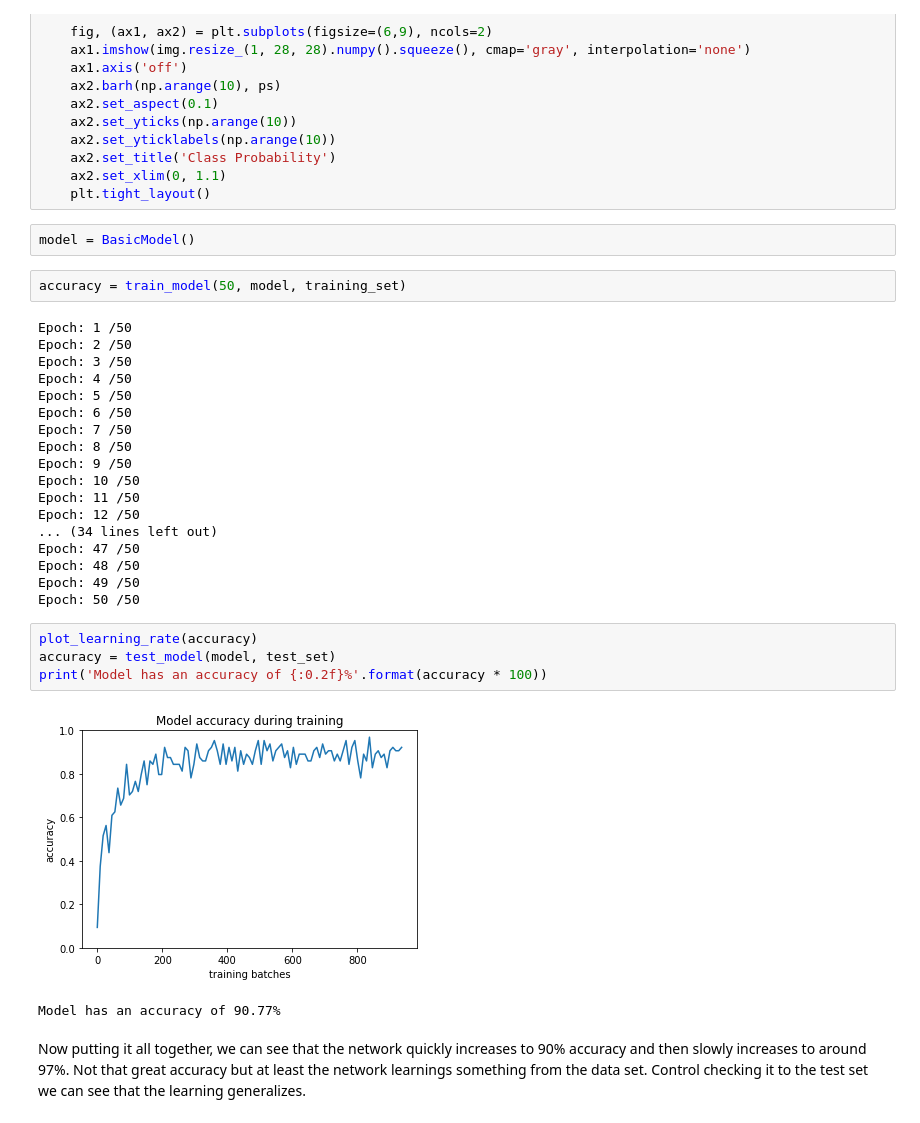
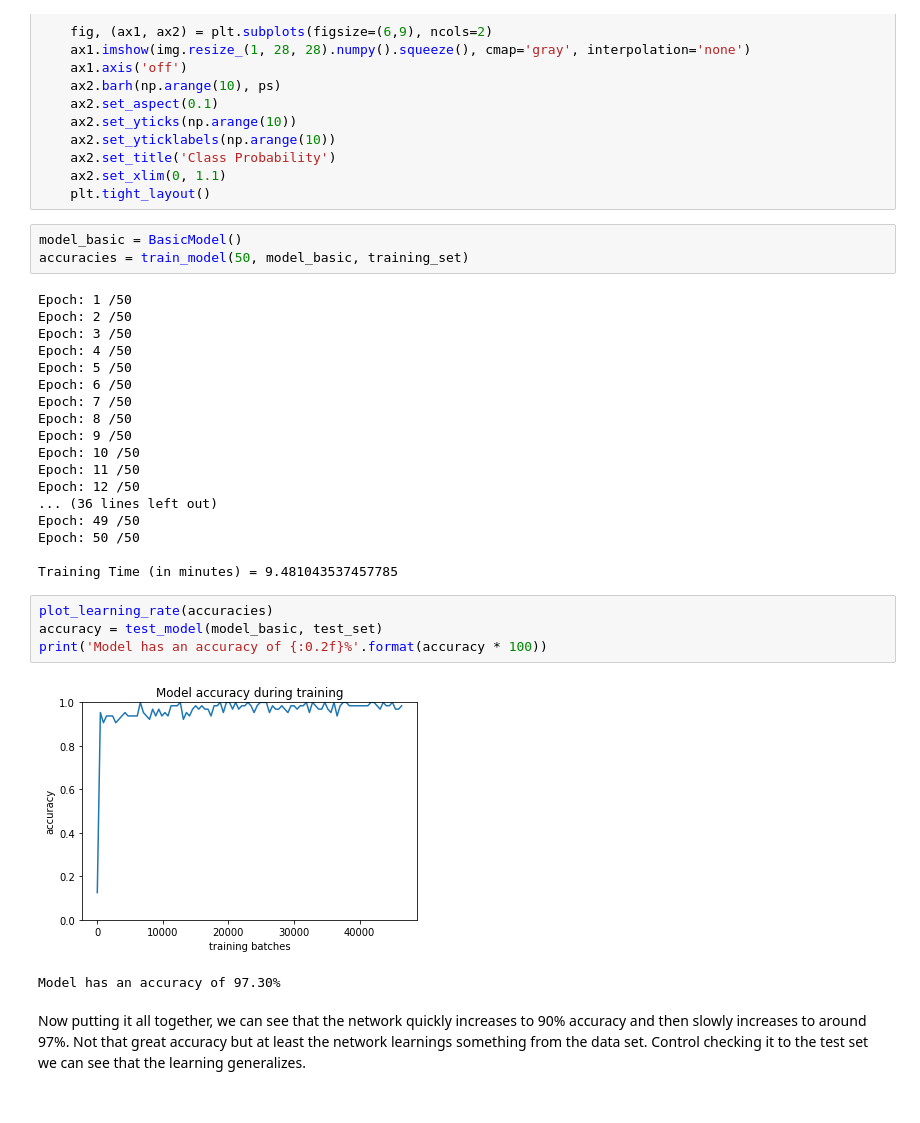
Before and after one commit to agroshar/DIT411-Introduction-to-AI, a Jupyter notebook: Neural Network.ipynb, the cells around one changed output. Saved outputs shown, nothing was run; the diff lists cells and outputs as text.

```diff
--- a/Neural Network.ipynb
+++ b/Neural Network.ipynb
@@ -191,10 +195,9 @@ def plot_image_classification(img, ps):
     ax2.set_title('Class Probability')
     ax2.set_xlim(0, 1.1)
     plt.tight_layout()
-# %%
-model = BasicModel()
 # %%
-accuracy = train_model(50, model, training_set)
+model_basic = BasicModel()
+accuracies = train_model(50, model_basic, training_set)
 # %% [output]
 Epoch: 1 /50
 Epoch: 2 /50
@@ -208,18 +211,18 @@ Epoch: 9 /50
 Epoch: 10 /50
 Epoch: 11 /50
 Epoch: 12 /50
-... (34 lines left out)
-Epoch: 47 /50
-Epoch: 48 /50
+... (36 lines left out)
 Epoch: 49 /50
 Epoch: 50 /50
+
+Training Time (in minutes) = 9.481043537457785
 # %%
-plot_learning_rate(accuracy)
-accuracy = test_model(model, test_set)
+plot_learning_rate(accuracies)
+accuracy = test_model(model_basic, test_set)
 print('Model has an accuracy of {:0.2f}%'.format(accuracy * 100))
 # %% [output]
-[figure, old version]
+[figure, new version]
-Model has an accuracy of 90.77%
+Model has an accuracy of 97.30%
 # %% [markdown]
 Now putting it all together, we can see that the network quickly increases to 90% accuracy and then slowly increases to around 97%. Not that great accuracy but at least the network learnings something from the data set. Control checking it to the test set we can see that the learning generalizes.
 # %% [markdown]
```
Also changed, not shown: parts of 10 cells of this notebook, 2 other files.
